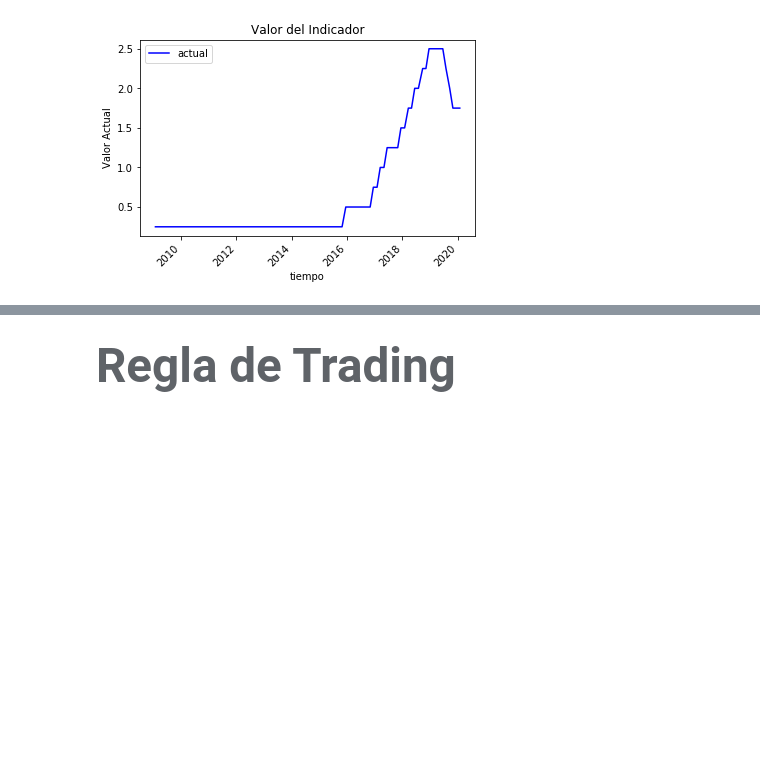
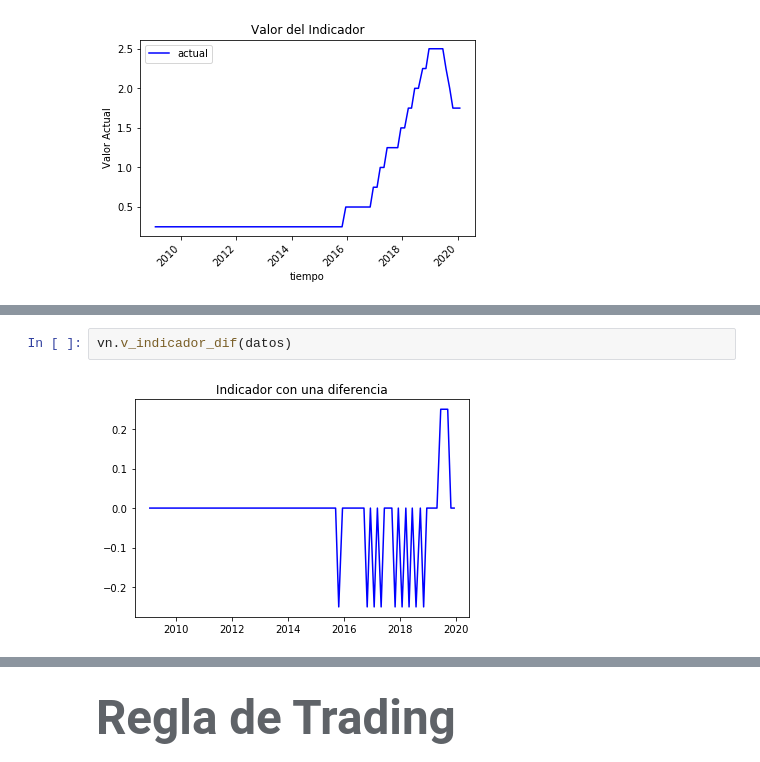
Before and after one commit to ferpinedot/ProyectoFinal_MST, a Jupyter notebook: Proyecto_equipo5.ipynb, the cells around one changed output, grey strips where cells are left out. Saved outputs shown, nothing was run; the diff lists cells and outputs as text; blank space fills up the shorter version.

```diff
--- a/Proyecto_equipo5.ipynb
+++ b/Proyecto_equipo5.ipynb
@@ -533,0 +494,4 @@ Por lo que en se rechaza la hipótesis nula y se acepta la hipótesis alternativ
+# %%
+vn.v_indicador_dif(datos)
+# %% [output]
+[figure, added]
```
Also changed, not shown: parts of 80 cells of this notebook.
